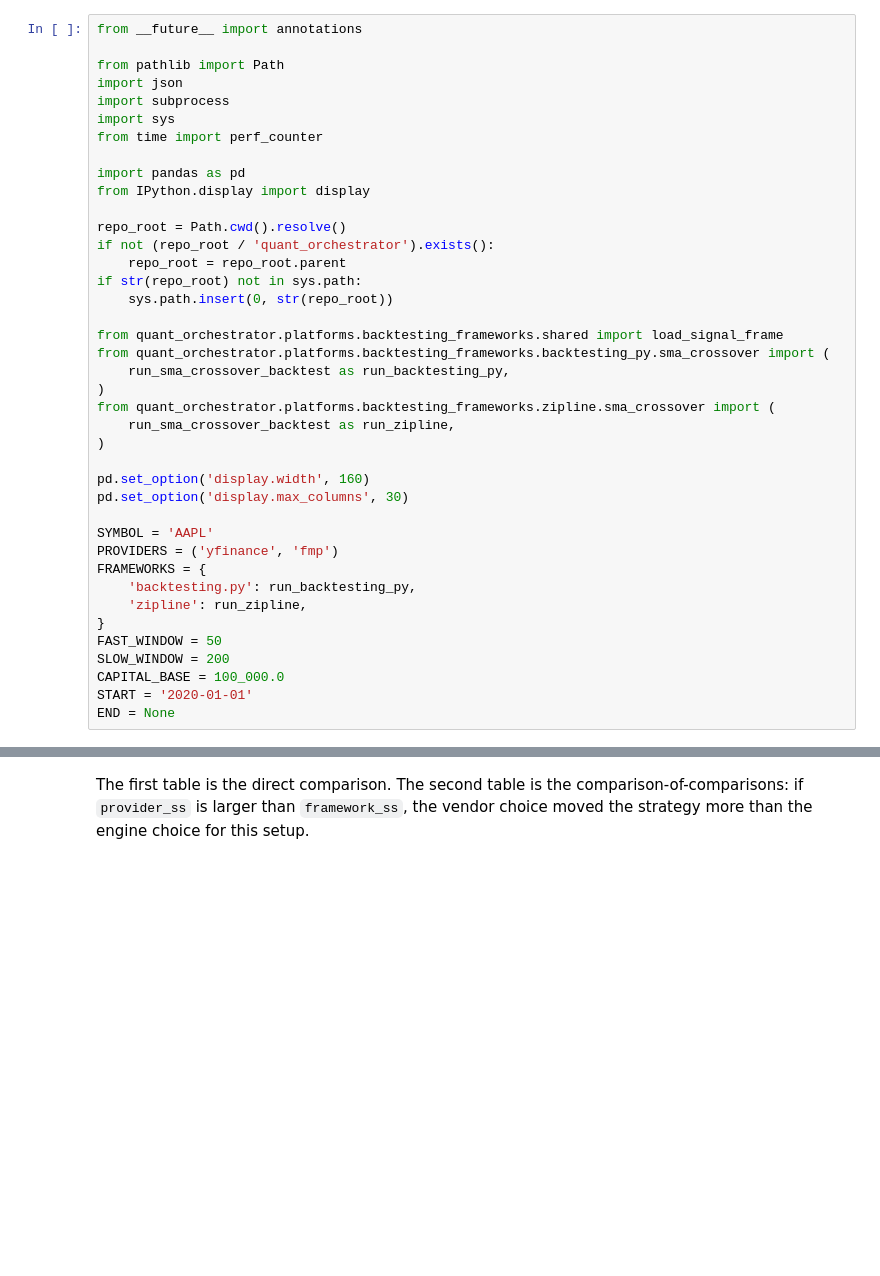
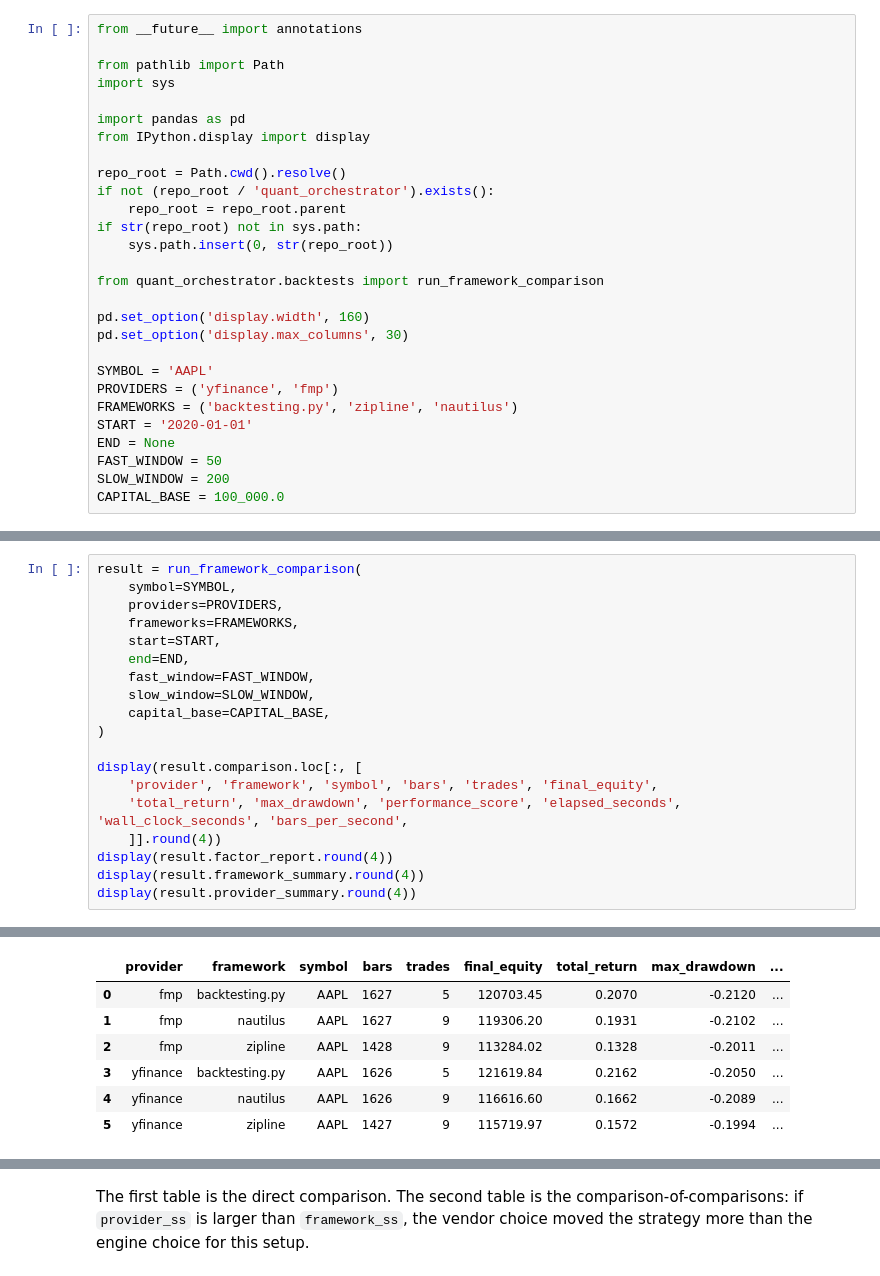
Before and after one commit to quantarb/quant-orchestrator, a Jupyter notebook: notebooks/backtest_framework_comparsion.ipynb, the cells around one changed output, grey strips where cells are left out. Cells and saved outputs as stored; diff of their text form; blank space fills up the shorter version.

Commit message:
streamline framework comparison workflow

```diff
--- a/notebooks/backtest_framework_comparsion.ipynb
+++ b/notebooks/backtest_framework_comparsion.ipynb
@@ -9,10 +8,7 @@ The last section decomposes the outcome into a simple two-factor view so you can
 from __future__ import annotations
 
 from pathlib import Path
-import json
-import subprocess
 import sys
-from time import perf_counter
 
 import pandas as pd
 from IPython.display import display
@@ -23,25 +19,16 @@ if not (repo_root / 'quant_orchestrator').exists():
 if str(repo_root) not in sys.path:
     sys.path.insert(0, str(repo_root))
 
-from quant_orchestrator.platforms.backtesting_frameworks.shared import load_signal_frame
-from quant_orchestrator.platforms.backtesting_frameworks.backtesting_py.sma_crossover import (
-    run_sma_crossover_backtest as run_backtesting_py,
-)
-from quant_orchestrator.platforms.backtesting_frameworks.zipline.sma_crossover import (
-    run_sma_crossover_backtest as run_zipline,
-)
+from quant_orchestrator.backtests import run_framework_comparison
 
 pd.set_option('display.width', 160)
 pd.set_option('display.max_columns', 30)
 
 SYMBOL = 'AAPL'
 PROVIDERS = ('yfinance', 'fmp')
-FRAMEWORKS = {
-    'backtesting.py': run_backtesting_py,
-    'zipline': run_zipline,
-}
+FRAMEWORKS = ('backtesting.py', 'zipline', 'nautilus')
+START = '2020-01-01'
+END = None
 FAST_WINDOW = 50
 SLOW_WINDOW = 200
 CAPITAL_BASE = 100_000.0
-START = '2020-01-01'
-END = None
@@ -275,0 +35,20 @@ display(provider_summary.round(4))
+# %%
+result = run_framework_comparison(
+    symbol=SYMBOL,
+    providers=PROVIDERS,
+    frameworks=FRAMEWORKS,
+    start=START,
+    end=END,
+    fast_window=FAST_WINDOW,
+    slow_window=SLOW_WINDOW,
+    capital_base=CAPITAL_BASE,
+)
+
+display(result.comparison.loc[:, [
+    'provider', 'framework', 'symbol', 'bars', 'trades', 'final_equity',
+    'total_return', 'max_drawdown', 'performance_score', 'elapsed_seconds', 'wall_clock_seconds', 'bars_per_second',
+    ]].round(4))
+display(result.factor_report.round(4))
+display(result.framework_summary.round(4))
+display(result.provider_summary.round(4))
+# %% [output]
@@ -275,0 +57,7 @@ display(provider_summary.round(4))
+|  | provider | framework | symbol | bars | trades | final_equity | total_return | max_drawdown | ... |
+| 0 | fmp | backtesting.py | AAPL | 1627 | 5 | 120703.45 | 0.2070 | -0.2120 | ... |
+| 1 | fmp | nautilus | AAPL | 1627 | 9 | 119306.20 | 0.1931 | -0.2102 | ... |
+| 2 | fmp | zipline | AAPL | 1428 | 9 | 113284.02 | 0.1328 | -0.2011 | ... |
+| 3 | yfinance | backtesting.py | AAPL | 1626 | 5 | 121619.84 | 0.2162 | -0.2050 | ... |
+| 4 | yfinance | nautilus | AAPL | 1626 | 9 | 116616.60 | 0.1662 | -0.2089 | ... |
+| 5 | yfinance | zipline | AAPL | 1427 | 9 | 115719.97 | 0.1572 | -0.1994 | ... |
```
Also changed, not shown: parts of 4 cells of this notebook, 4 other files.
